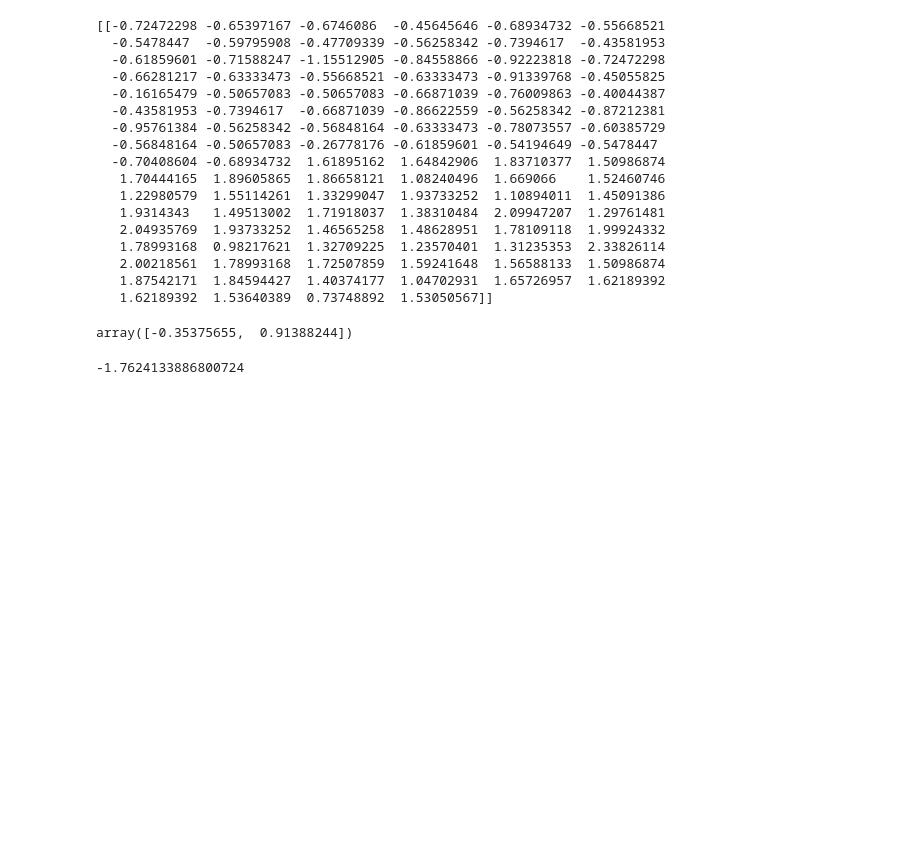
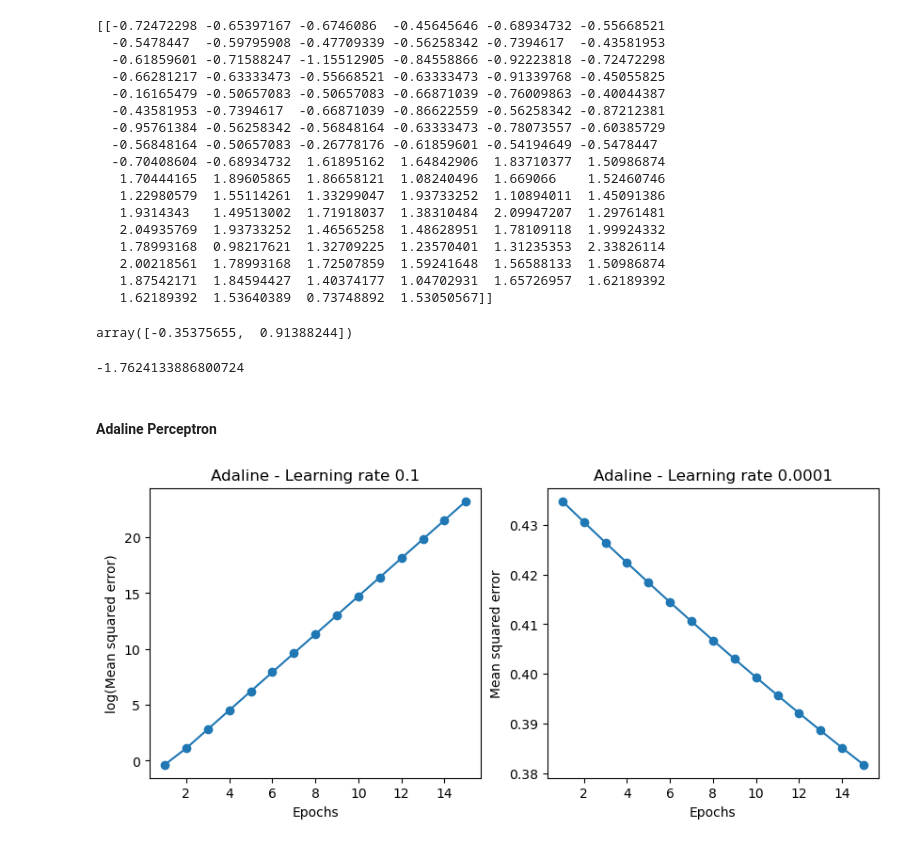
Before and after one commit to afsalahamed07/Machine-Learning, a Jupyter notebook: perceptron2.ipynb, the cells around one changed output. Drawn from its saved outputs; the diff is of its cells as text; code cells hidden in the pictures; blank space fills up the shorter version.

```diff
--- a/perceptron2.ipynb
+++ b/perceptron2.ipynb
@@ -50,10 +52,8 @@ class Perceptron:
         # initializing weight vector
         self.w_ = rgen.normal(loc=0.0, scale=0.01,
             size=X.shape[1])
-        print("w_:", self.w_)
 
         self.b_ = np.float_(0.)
-        print("b_", self.b_)
 
         self.errors_ = []
 
@@ -68,9 +68,6 @@ class Perceptron:
 
             self.errors_.append(errors)
 
-            print("weigts: ", self.w_ , "\n"
-                "bias: " , self.b_)
-
         return self
 
     def net_input(self, X):
@@ -105,7 +102,7 @@ import matplotlib.pyplot as plt
 # select setosa and versicolor
 y = df.iloc[:100, 4].values
 # %%
-y = np.where(y == 'Iris-setosa', 0, 1) # replacing labels with binary
+y = np.where(y == 'setosa', 0, 1) # replacing labels with binary
 # %%
 # extract sepal length and petal length
 X = df.iloc[0:100, [0,2]].values
@@ -233,3 +215,5 @@ array([-0.35375655,  0.91388244])
 ppn.net_input([7, 1])
 # %% [output]
 -1.7624133886800724
+# %% [markdown]
+#### Adaline Perceptron
@@ -235,0 +298,19 @@ ppn.net_input([7, 1])
+# %%
+fig, ax = plt.subplots(nrows=1, ncols=2, figsize=(10, 4))
+ada1 = AdalineGD(n_iter=15, eta=0.1).fit(X, y)
+ax[0].plot(range(1, len(ada1.losses_) + 1),
+    np.log10(ada1.losses_), marker='o')
+ax[0].set_xlabel('Epochs')
+ax[0].set_ylabel('log(Mean squared error)')
+ax[0].set_title('Adaline - Learning rate 0.1')
+
+ada2 = AdalineGD(n_iter=15, eta=0.0001).fit(X, y)
+ax[1].plot(range(1, len(ada2.losses_) + 1),
+    ada2.losses_, marker='o')
+ax[1].set_xlabel('Epochs')
+ax[1].set_ylabel('Mean squared error')
+ax[1].set_title('Adaline - Learning rate 0.0001')
+
+plt.show()
+# %% [output]
+[figure, added]
```
Also changed, not shown: parts of 11 cells of this notebook, 2 other files.
